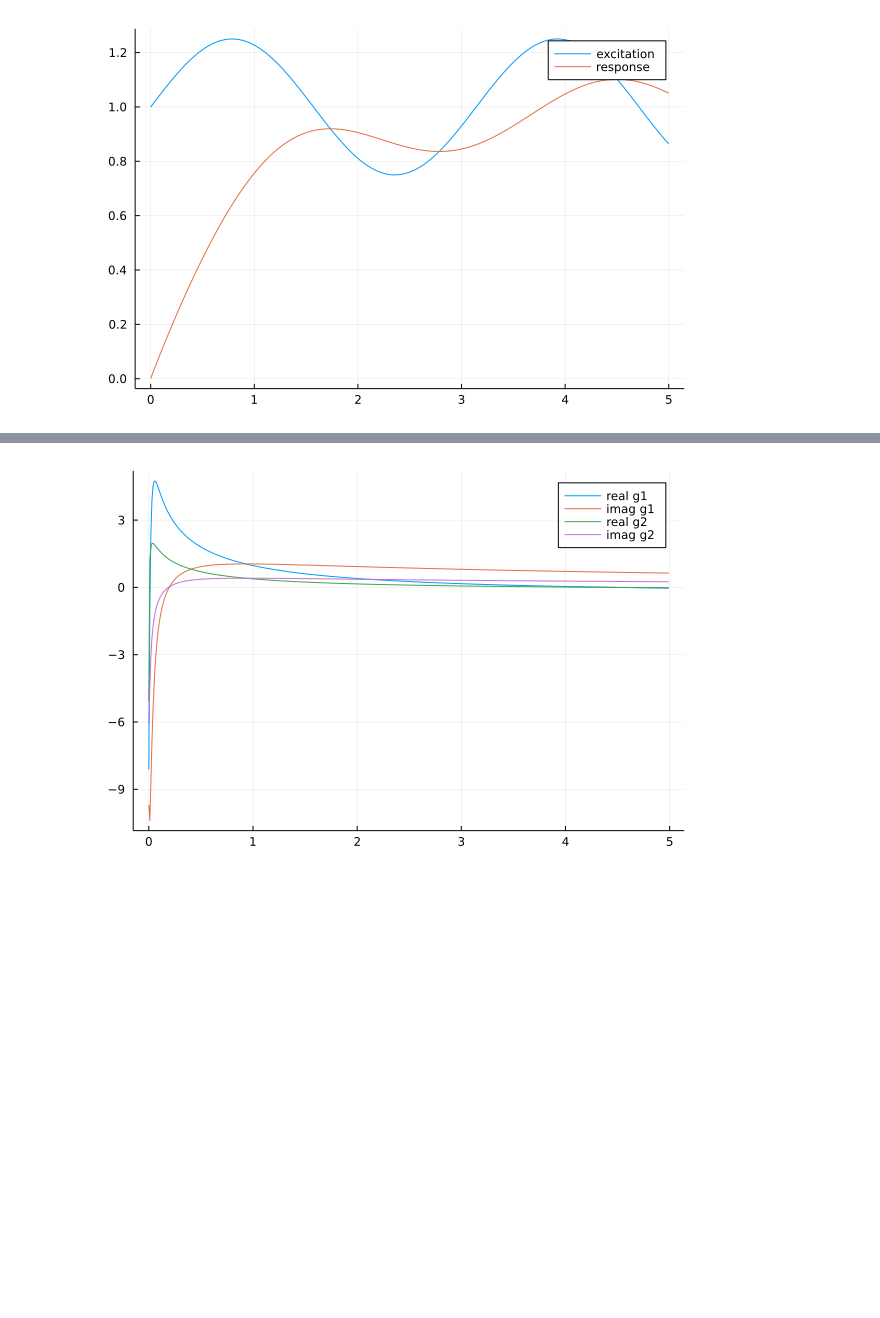
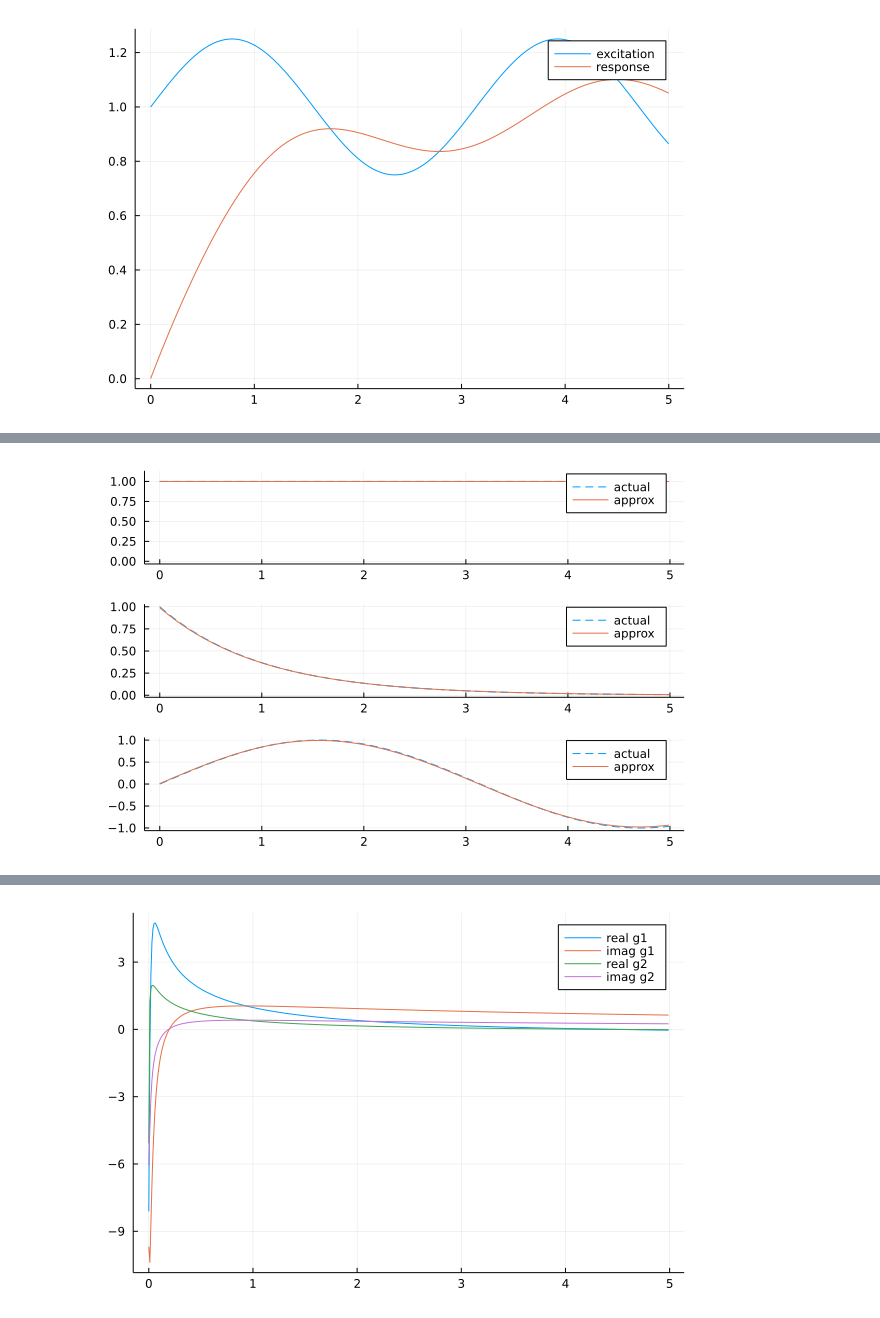
Before and after one commit to rapaja/Rome.jl, a Jupyter notebook: demos/Rational Linear Systems Demo.ipynb, the cells around one changed output, grey strips where cells are left out. Drawn from its saved outputs; the diff is of its cells as text; code cells hidden in the pictures; blank space fills up the shorter version.

```diff
--- a/demos/Rational Linear Systems Demo.ipynb
+++ b/demos/Rational Linear Systems Demo.ipynb
@@ -37,4 +34,0 @@ The differentiation operator is a subtype of an abstract base type `LTISystem`,
-# %%
-G1 = 1/s;
-G2 = 1/(s+1);
-G3 = 1/(s^2+1);
@@ -99,0 +49,4 @@ plot!(t1, y, label="response")
+# %%
+G1_1 = 1/s;
+G1_2 = 1/(s+1);
+G1_3 = 1/(s^2+1);
@@ -99,0 +55,13 @@ plot!(t1, y, label="response")
+# %%
+Δt = 0.01
+t = 0:Δt:(5-Δt)
+N = length(t);
+p1 = plot(t, ones(size(t)), line=:dash, label="actual")
+plot!(t, invlaplace(G1_1, N, Δt), ylim=[0, 1.1], label="approx")
+p2 = plot(t, exp.(-t), line=:dash, label="actual")
+plot!(t, invlaplace(G1_2, N, Δt), label="approx")
+p3 = plot(t, sin.(t), line=:dash, label="actual")
+plot!(t, invlaplace(G3, N, Δt), label="approx")
+plot(p1, p2, p3, layout=(3,1))
+# %% [output]
+[figure, added]
```
Also changed, not shown: parts of 24 cells of this notebook, 2 other files.
